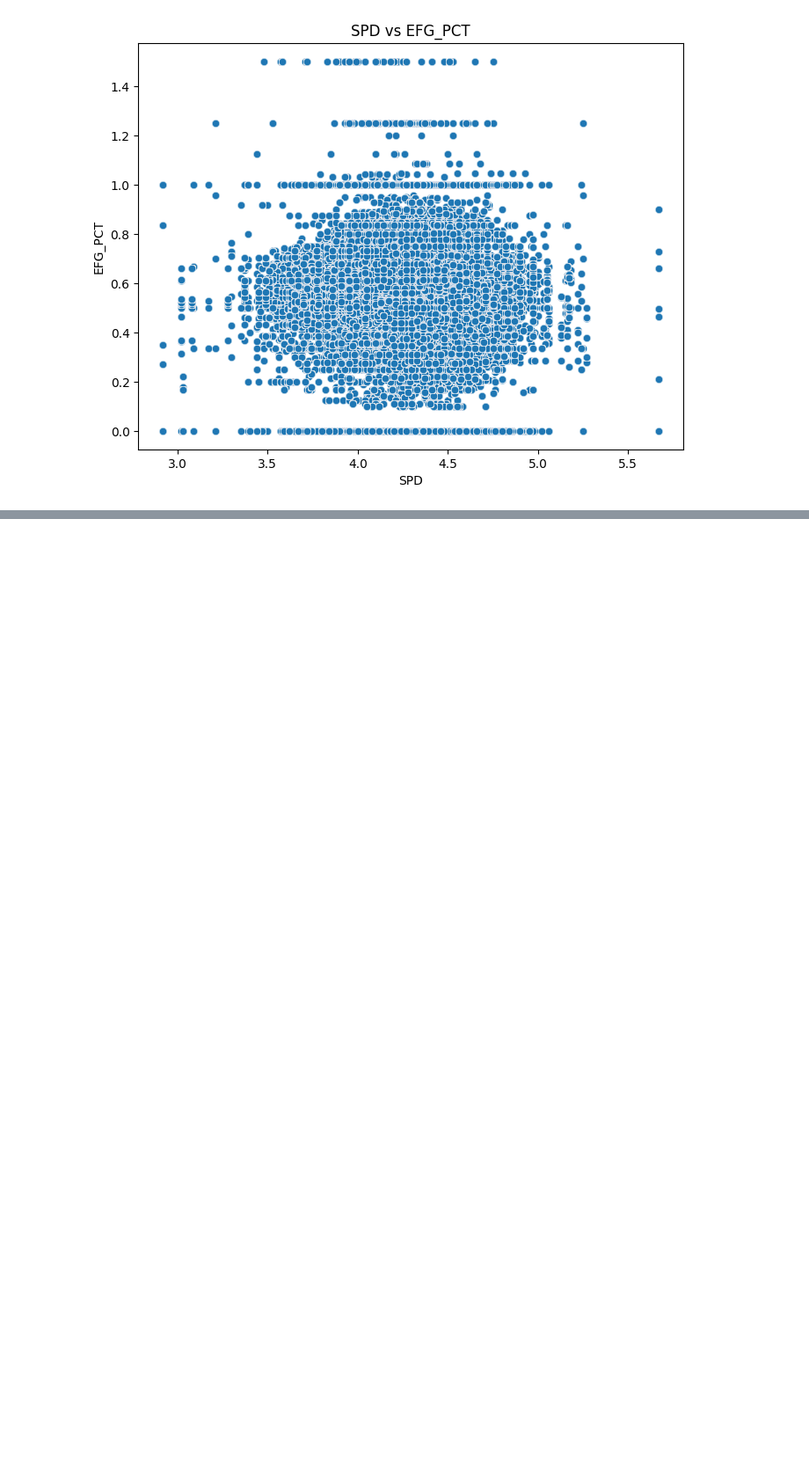
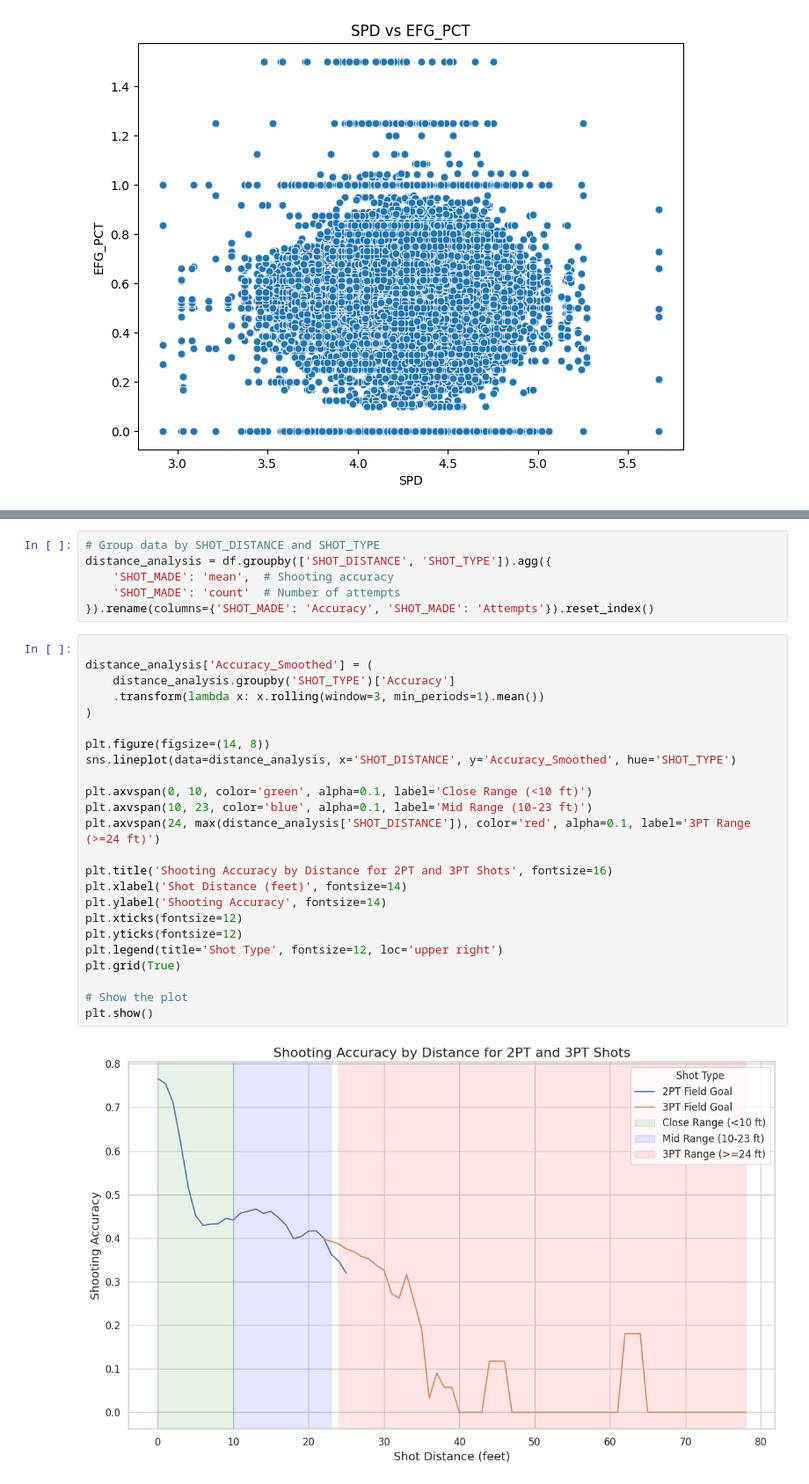
Before and after one commit to Saksham-tyagi1/NBA-Analysis, a Jupyter notebook: NBA_EDA.ipynb, the cells around one changed output, grey strips where cells are left out. Shown at 88% size. Cells and saved outputs as stored; diff of their text form; blank space fills up the shorter version.

```diff
--- a/NBA_EDA.ipynb
+++ b/NBA_EDA.ipynb
@@ -355,0 +344,32 @@ plot_scatter(df, x_col='SPD', y_col='EFG_PCT')
+# %%
+# Group data by SHOT_DISTANCE and SHOT_TYPE
+distance_analysis = df.groupby(['SHOT_DISTANCE', 'SHOT_TYPE']).agg({
+    'SHOT_MADE': 'mean',  # Shooting accuracy
+    'SHOT_MADE': 'count'  # Number of attempts
+}).rename(columns={'SHOT_MADE': 'Accuracy', 'SHOT_MADE': 'Attempts'}).reset_index()
+# %%
+
+distance_analysis['Accuracy_Smoothed'] = (
+    distance_analysis.groupby('SHOT_TYPE')['Accuracy']
+    .transform(lambda x: x.rolling(window=3, min_periods=1).mean())
+)
+
+plt.figure(figsize=(14, 8))
+sns.lineplot(data=distance_analysis, x='SHOT_DISTANCE', y='Accuracy_Smoothed', hue='SHOT_TYPE')
+
+plt.axvspan(0, 10, color='green', alpha=0.1, label='Close Range (<10 ft)')
+plt.axvspan(10, 23, color='blue', alpha=0.1, label='Mid Range (10-23 ft)')
+plt.axvspan(24, max(distance_analysis['SHOT_DISTANCE']), color='red', alpha=0.1, label='3PT Range (>=24 ft)')
+
+plt.title('Shooting Accuracy by Distance for 2PT and 3PT Shots', fontsize=16)
+plt.xlabel('Shot Distance (feet)', fontsize=14)
+plt.ylabel('Shooting Accuracy', fontsize=14)
+plt.xticks(fontsize=12)
+plt.yticks(fontsize=12)
+plt.legend(title='Shot Type', fontsize=12, loc='upper right')
+plt.grid(True)
+
+# Show the plot
+plt.show()
+# %% [output]
+[figure, added]
```
Also changed, not shown: parts of 12 cells of this notebook.
